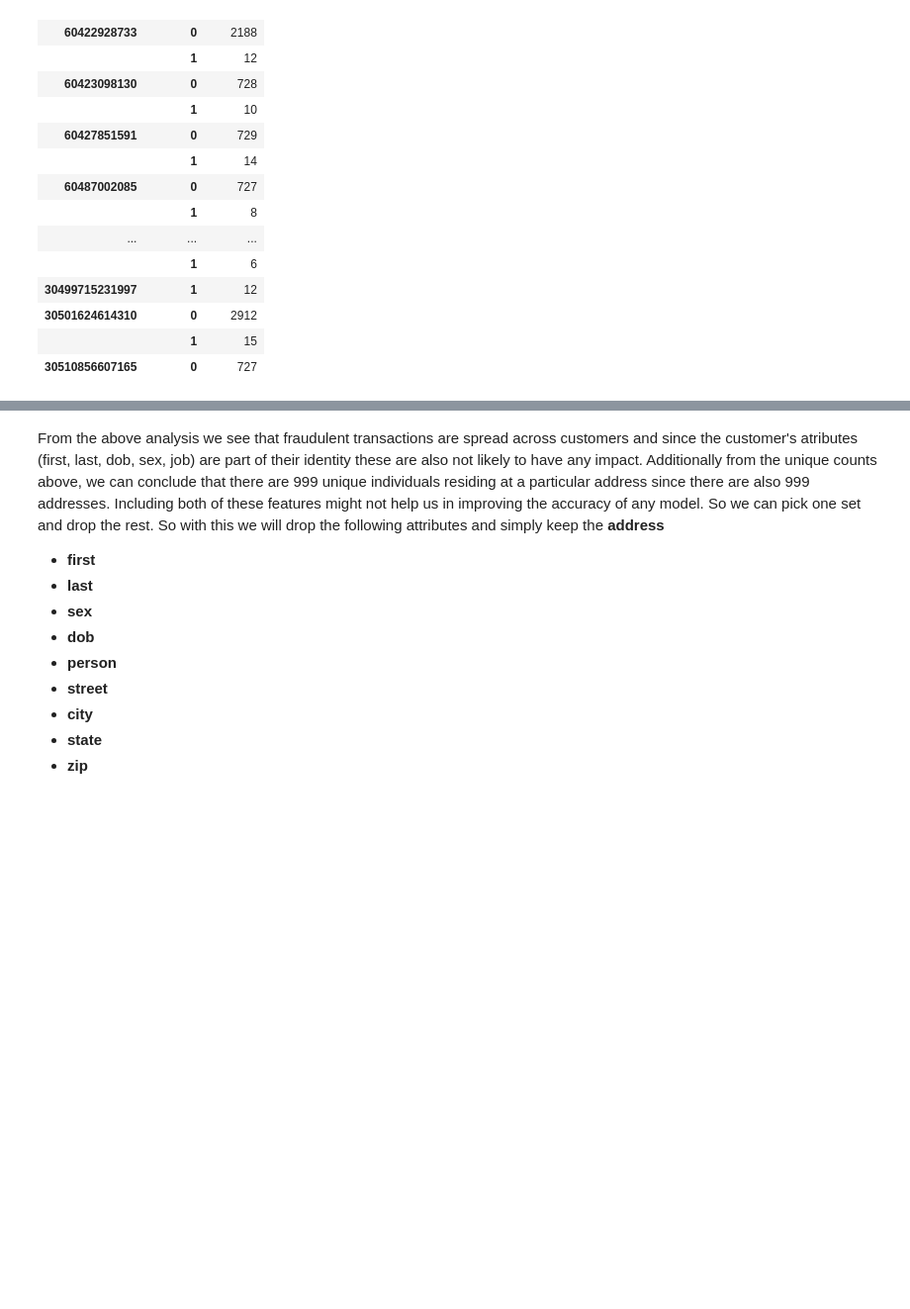
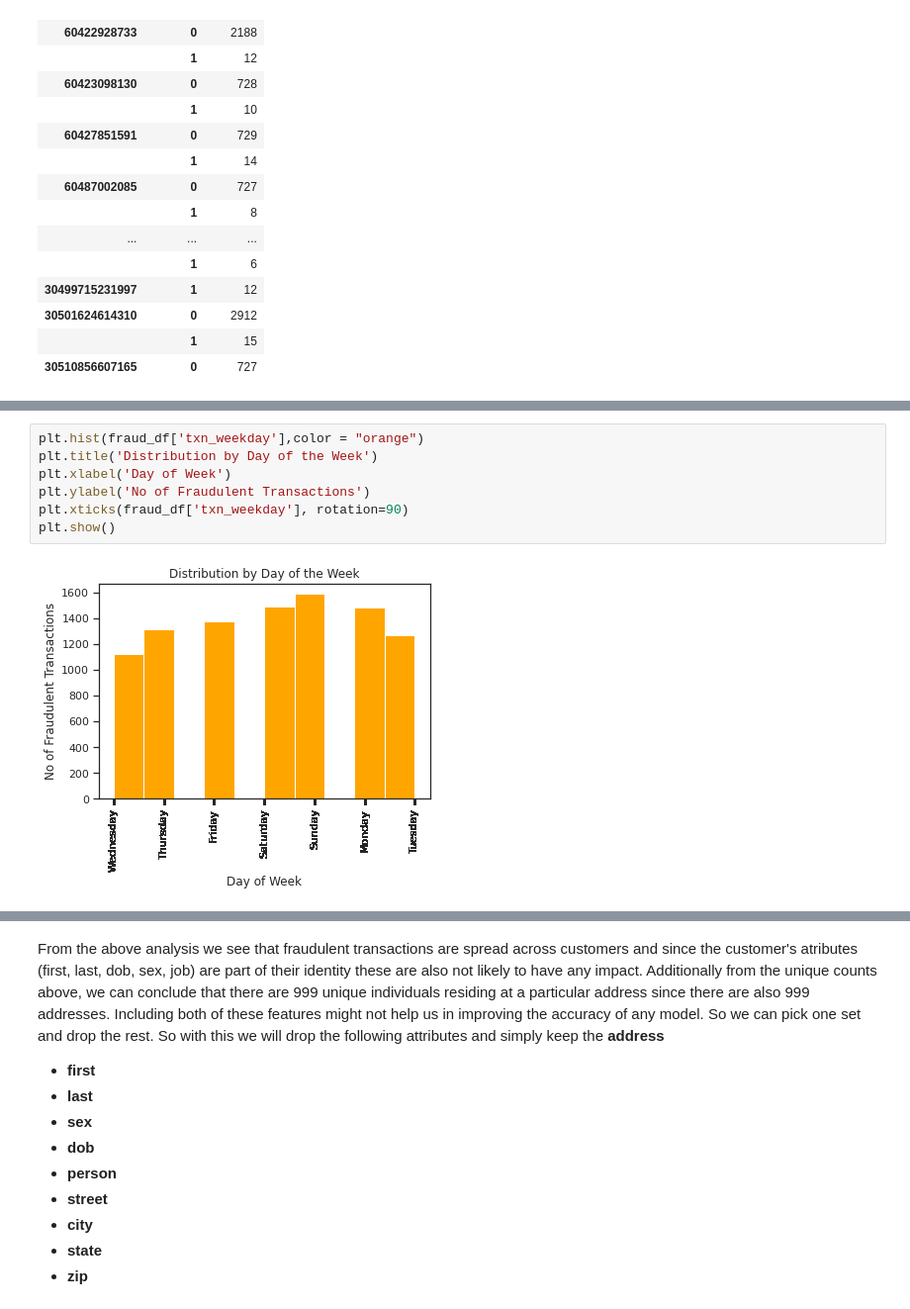
Before and after one commit to shaileshhemdev/hemdev-705.603Spring24, a Jupyter notebook: dataAnalytics/PreliminaryDataPipeline.ipynb, the cells around one changed output, grey strips where cells are left out. Shown: that part at 99% size. Cells and saved outputs as stored; diff of their text form; blank space fills up the shorter version.

```diff
--- a/dataAnalytics/PreliminaryDataPipeline.ipynb
+++ b/dataAnalytics/PreliminaryDataPipeline.ipynb
@@ -271,0 +366,9 @@ display(HTML(cc_num_counts.to_frame().to_html()))
+# %%
+plt.hist(fraud_df['txn_weekday'],color = "orange")
+plt.title('Distribution by Day of the Week')
+plt.xlabel('Day of Week')
+plt.ylabel('No of Fraudulent Transactions')
+plt.xticks(fraud_df['txn_weekday'], rotation=90)
+plt.show()
+# %% [output]
+[figure, added]
```
Also changed, not shown: parts of 29 cells of this notebook, 25 other files.
